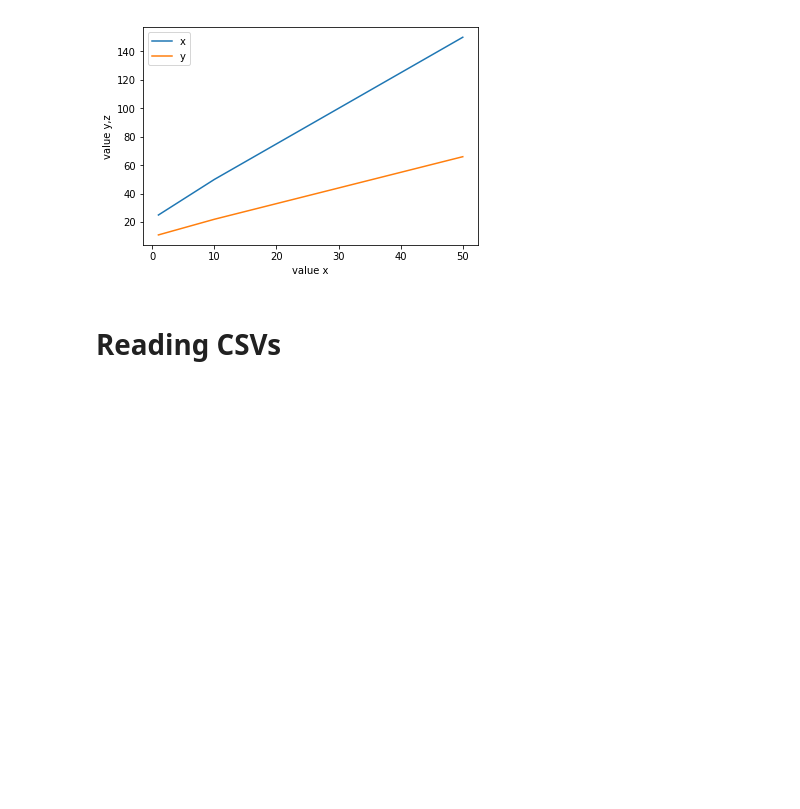
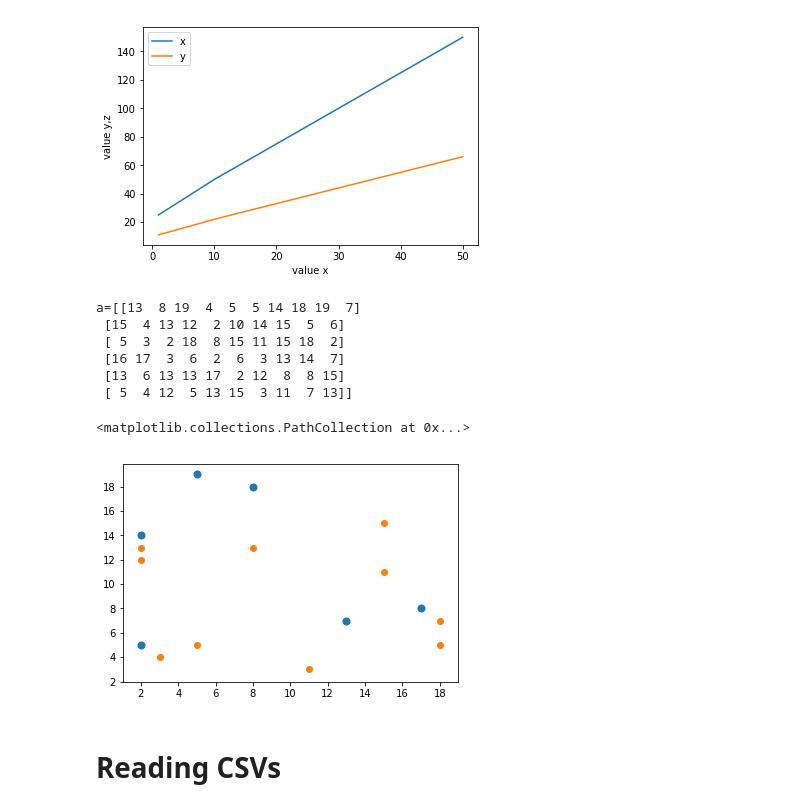
Before and after one commit to pvaddina/python-reference, a Jupyter notebook: matplotlib.ipynb, the cells around one changed output. Drawn from its saved outputs; the diff is of its cells as text; code cells hidden in the pictures; blank space fills up the shorter version.

```diff
--- a/pandas-matplotlib.ipynb
+++ b/matplotlib.ipynb
@@ -16,6 +16,21 @@ plt.legend(["x", "y"])
 # %% [output]
 <matplotlib.legend.Legend at 0x...>
 [figure]
+# %%
+np.random.seed(12)
+a = np.random.randint(2,20,size=(6,10))
+print("a={}".format(a))
+plt.scatter(a[:,4], a[:,8],s=50) # Scatter plot the all items of column-4 against column-8
+plt.scatter(a[2], a[5]) # Scatter plot the all items of column-4 against column-8
+# %% [output]
+a=[[13  8 19  4  5  5 14 18 19  7]
+ [15  4 13 12  2 10 14 15  5  6]
+ [ 5  3  2 18  8 15 11 15 18  2]
+ [16 17  3  6  2  6  3 13 14  7]
+ [13  6 13 13 17  2 12  8  8 15]
+ [ 5  4 12  5 13 15  3 11  7 13]]
+<matplotlib.collections.PathCollection at 0x...>
+[figure, added]
 # %% [markdown]
 # Reading CSVs
 # %%
```
Also changed, not shown: 1 other file.
